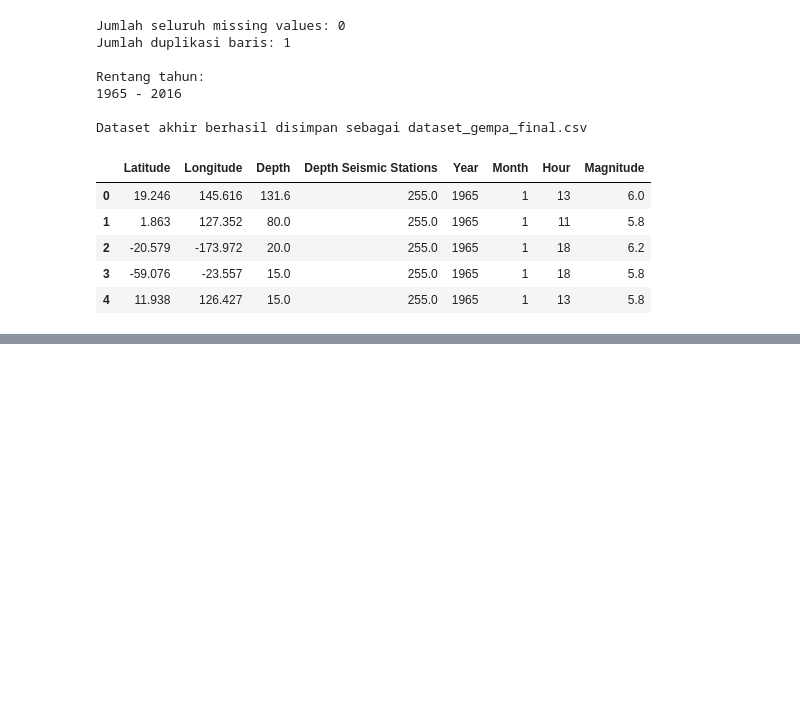
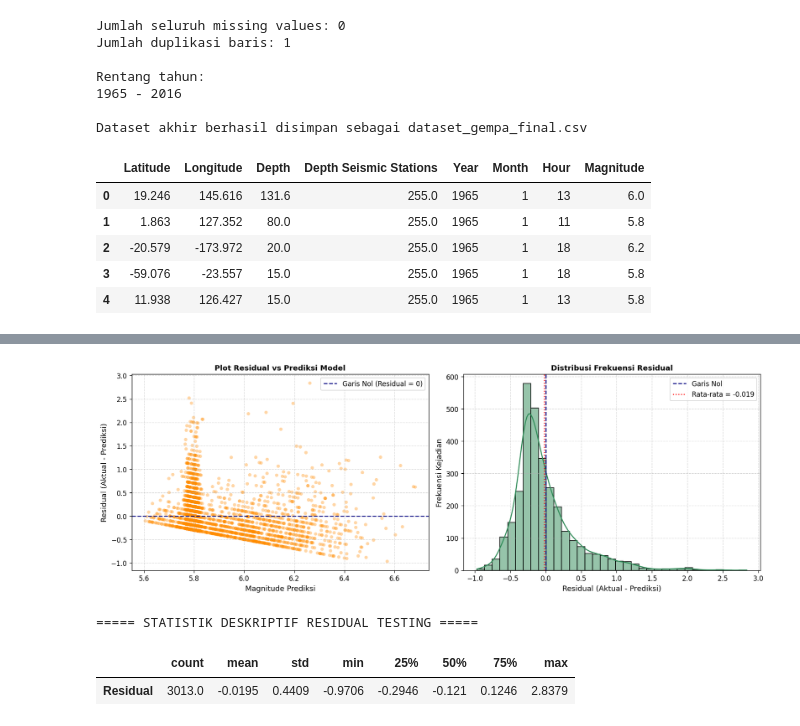
Before and after one commit to Marseng10/Data-Scince_Project, a Jupyter notebook: AnalisisPoladanPrediksiMagnitudoGempaBumi_Lanjutan.ipynb, the cells around one changed output, grey strips where cells are left out. Drawn from its saved outputs; the diff is of its cells as text; code cells hidden in the pictures; blank space fills up the shorter version.

```diff
--- a/Analisis Pola dan PrediksiMagnitudoGempaBumi.ipynb
+++ b/AnalisisPoladanPrediksiMagnitudoGempaBumi_Lanjutan.ipynb
@@ -1786,0 +2282,44 @@ Dataset akhir berhasil disimpan sebagai dataset_gempa_final.csv
+# %%
+# E.4 Analisis Residual
+
+fig, (ax1, ax2) = plt.subplots(1, 2, figsize=(14, 5.0))
+
+# 1. Residual vs Fitted Plot
+ax1.scatter(
+    df_hasil_test["Prediksi Ridge"],
+    df_hasil_test["Residual"],
+    alpha=0.35,
+    color="darkorange",
+    edgecolors="none",
+    s=25
+)
+ax1.axhline(0, color="navy", linestyle="--", linewidth=1.5, label="Garis Nol (Residual = 0)")
+ax1.set_title("Plot Residual vs Prediksi Model", fontsize=11, fontweight="bold")
+ax1.set_xlabel("Magnitude Prediksi", fontsize=11)
+ax1.set_ylabel("Residual (Aktual - Prediksi)", fontsize=11)
+ax1.grid(True, linestyle="--", alpha=0.5)
+ax1.legend(loc="upper right")
+
+# 2. Histogram dan Distribusi Frekuensi Residual
+import seaborn as sns
+sns.histplot(df_hasil_test["Residual"], kde=True, color="seagreen", bins=35, ax=ax2, edgecolor="black")
+ax2.axvline(0, color="navy", linestyle="--", linewidth=1.5, label="Garis Nol")
+ax2.axvline(df_hasil_test["Residual"].mean(), color="red", linestyle=":", linewidth=1.5,
+            label=f"Rata-rata = {df_hasil_test['Residual'].mean():.3f}")
+ax2.set_title("Distribusi Frekuensi Residual", fontsize=11, fontweight="bold")
+ax2.set_xlabel("Residual (Aktual - Prediksi)", fontsize=11)
+ax2.set_ylabel("Frekuensi Kejadian", fontsize=11)
+ax2.grid(True, linestyle="--", alpha=0.5)
+ax2.legend(loc="upper right")
+
+plt.tight_layout()
+plt.show()
+
+# Menampilkan statistik deskriptif residual
+print("===== STATISTIK DESKRIPTIF RESIDUAL TESTING =====")
+display(df_hasil_test["Residual"].describe().to_frame().T.round(4))
+# %% [output]
+[figure, added]
+===== STATISTIK DESKRIPTIF RESIDUAL TESTING =====
+|  | count | mean | std | min | 25% | 50% | 75% | max |
+| Residual | 3013.0 | -0.0195 | 0.4409 | -0.9706 | -0.2946 | -0.121 | 0.1246 | 2.8379 |
```
Also changed, not shown: parts of 37 cells of this notebook, 2 other files.
